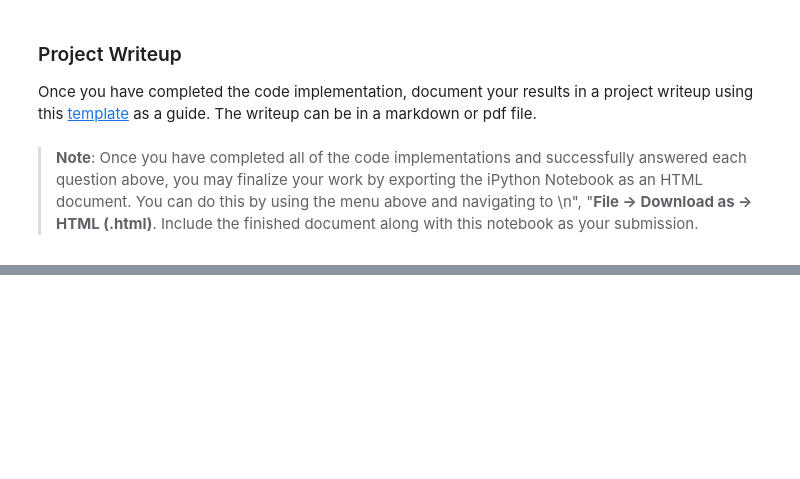
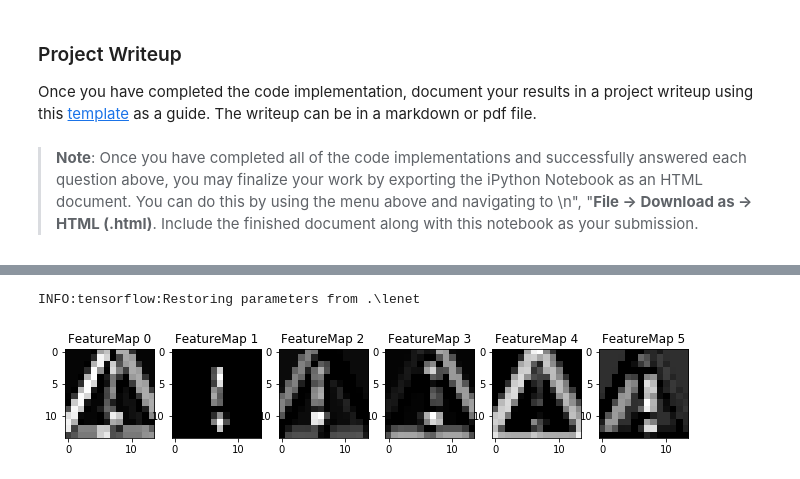
Before and after one commit to xushengyao/CarND-Traffic-Sign-Classifier-Project, a Jupyter notebook: Traffic_Sign_Classifier.ipynb, the cells around one changed output, grey strips where cells are left out. Drawn from its saved outputs; the diff is of its cells as text; code cells hidden in the pictures; blank space fills up the shorter version.

```diff
--- a/Traffic_Sign_Classifier.ipynb
+++ b/Traffic_Sign_Classifier.ipynb
@@ -560,0 +581,9 @@ def outputFeatureMap(image_input, tf_activation, activation_min=-1, activation_m
+# %%
+with tf.Session() as sess:
+    # Convolution (layer 1 after 'tf.nn.conv2d' operation)
+    saver.restore(sess, tf.train.latest_checkpoint('.'))
+    conv2_relu = sess.graph.get_tensor_by_name('conv1_max_pool:0')
+    outputFeatureMap(test_feature, conv2_relu)
+# %% [output]
+INFO:tensorflow:Restoring parameters from .\lenet
+[figure, added]
```
Also changed, not shown: parts of 12 cells of this notebook, 3 other files.
